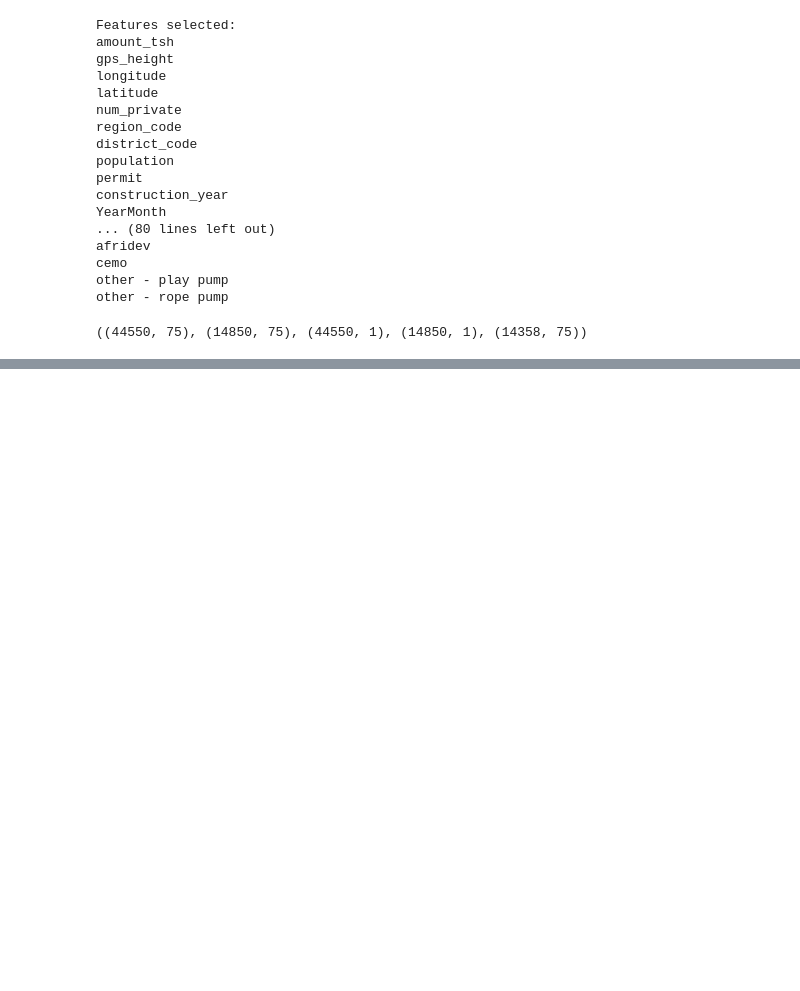
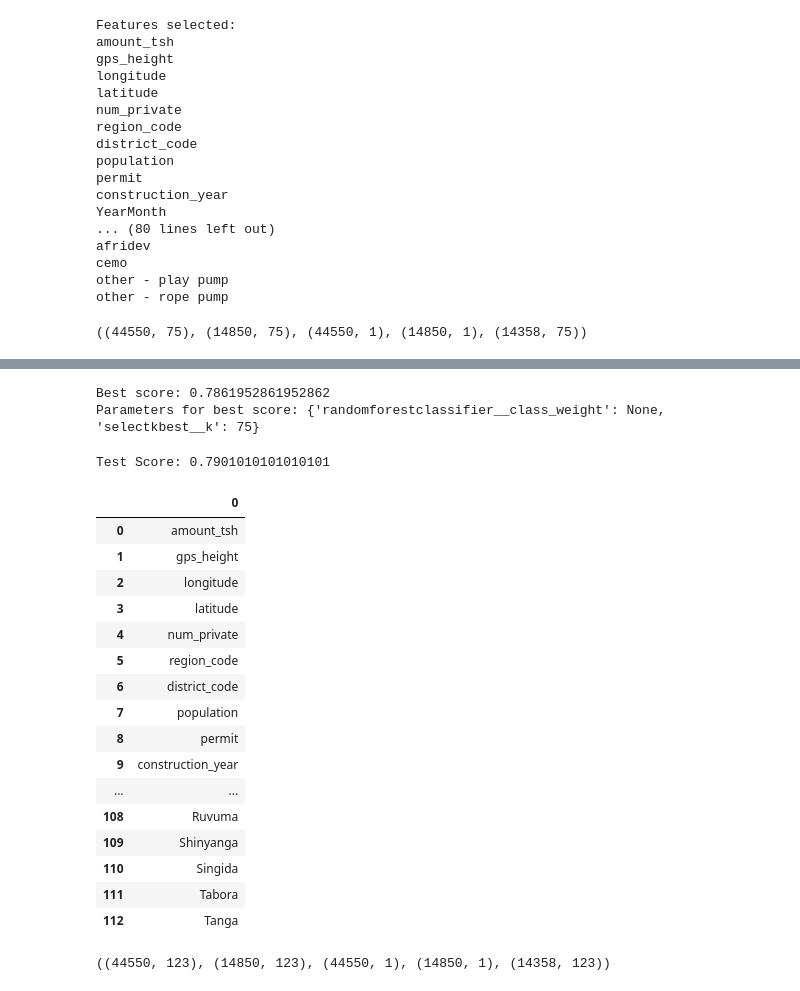
Before and after one commit to krsmith/DS_Unit2_Project, a Jupyter notebook: Unit2_Project_Notebook_2.ipynb, the cells around one changed output, grey strips where cells are left out. Saved outputs shown, nothing was run; the diff lists cells and outputs as text; code cells hidden in the pictures; blank space fills up the shorter version.

```diff
--- a/Unit2_Project_Notebook_2.ipynb
+++ b/Unit2_Project_Notebook_2.ipynb
@@ -457,0 +598,11 @@ pd.DataFrame(gs.cv_results_).sort_values('rank_test_score')
+# %%
+print('Best score:',gs.best_score_)
+print('Parameters for best score:', gs.best_params_)
+# %% [output]
+Best score: 0.7861952861952862
+Parameters for best score: {'randomforestclassifier__class_weight': None, 'selectkbest__k': 75}
+# %%
+test_score = gs.score(X_test, y_test)
+print('Test Score:', test_score)
+# %% [output]
+Test Score: 0.7901010101010101
@@ -457,0 +614,49 @@ pd.DataFrame(gs.cv_results_).sort_values('rank_test_score')
+# %%
+features = X_df_new.drop(columns='id')
+pd.set_option('display.max_row', 150)
+pd.DataFrame(features.columns)
+
+#f74,f82,f64,f65,f73
+#'SWC','Trust','cemo','climax','other - play pump'
+
+#f24,f43,f35,f83,f98
+#'fluoride abandoned','other','cattle trough','walimi','Dar es Salaam'
+
+##f80,f76,f75,f70
+#'india mark iii','other - rope pump','other - swn 81','windmill'
+# %% [output]
+|  | 0 |
+| 0 | amount_tsh |
+| 1 | gps_height |
+| 2 | longitude |
+| 3 | latitude |
+| 4 | num_private |
+| 5 | region_code |
+| 6 | district_code |
+| 7 | population |
+| 8 | permit |
+| 9 | construction_year |
+| ... | ... |
+| 108 | Ruvuma |
+| 109 | Shinyanga |
+| 110 | Singida |
+| 111 | Tabora |
+| 112 | Tanga |
+# %%
+X = X_df.select_dtypes('number')
+X = X.drop(columns=['id'])
+X = scale(X)
+
+X_test_sc = X_test_df.select_dtypes('number')
+X_test_sc = X_test_sc.drop(columns=['id'])
+X_test_sc = scale(X_test_sc)
+
+y = y_df.drop(columns='id')
+y = y.replace({'functional':0, 'non functional':2,'functional needs repair':1 })
+
+X_train, X_test, y_train, y_test = train_test_split(
+        X, y, train_size=0.75, test_size=0.25, random_state=42, shuffle=True)
+
+X_train.shape, X_test.shape, y_train.shape, y_test.shape, X_test_sc.shape
+# %% [output]
+((44550, 123), (14850, 123), (44550, 1), (14850, 1), (14358, 123))
```
Also changed, not shown: parts of 38 cells of this notebook, 1 other file.
